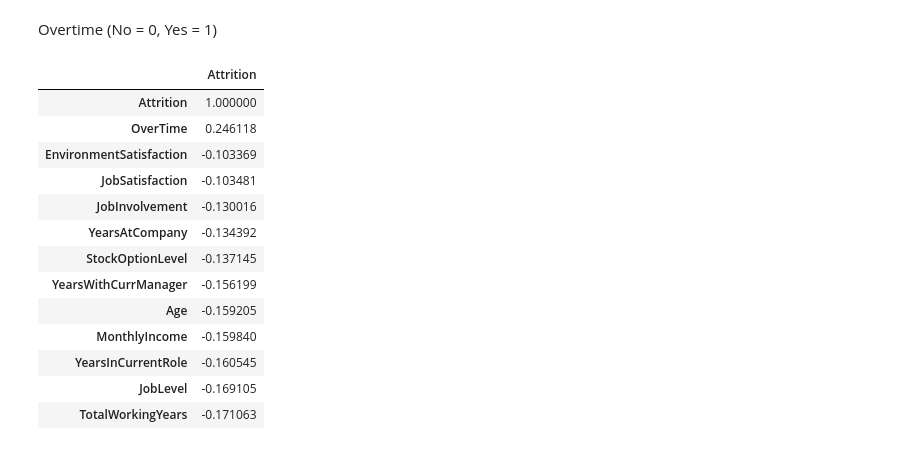
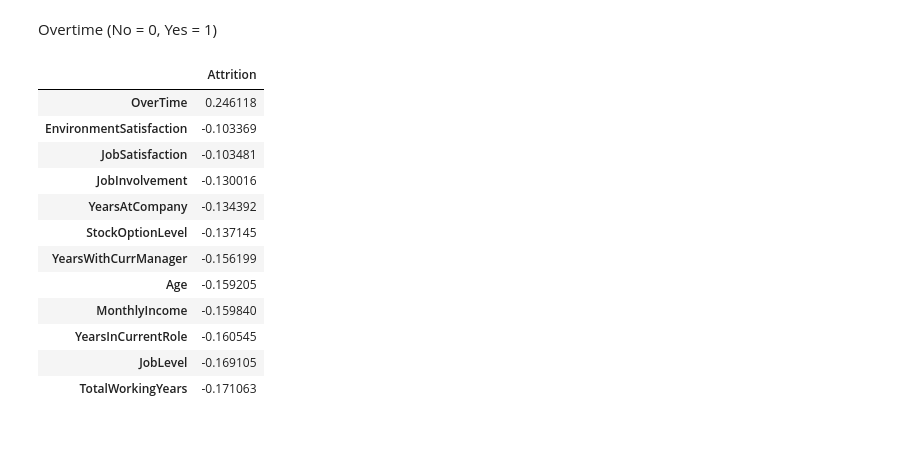
Before and after one commit to atigonh/resignation, a Jupyter notebook: code/1_Data_Preparation.ipynb, the cells around one changed output. Saved outputs shown, nothing was run; the diff lists cells and outputs as text; code cells hidden in the pictures.

```diff
--- a/code/1_Data_Preparation.ipynb
+++ b/code/1_Data_Preparation.ipynb
@@ -201,10 +222,9 @@ Overtime (No = 0, Yes = 1)
 df['OverTime'] = df['OverTime'].map(lambda x: 0 if x=='No' else 1)
 # %%
 cr = pd.DataFrame(df.corr()['Attrition']).sort_values(by='Attrition', ascending=False)
-cr[abs(cr['Attrition'])>0.1]
+cr[(abs(cr['Attrition'])>0.1) & (cr['Attrition']!=1)]
 # %% [output]
 |  | Attrition |
-| Attrition | 1.000000 |
 | OverTime | 0.246118 |
 | EnvironmentSatisfaction | -0.103369 |
 | JobSatisfaction | -0.103481 |
```
Also changed, not shown: parts of 2 cells of this notebook, 2 other files.
